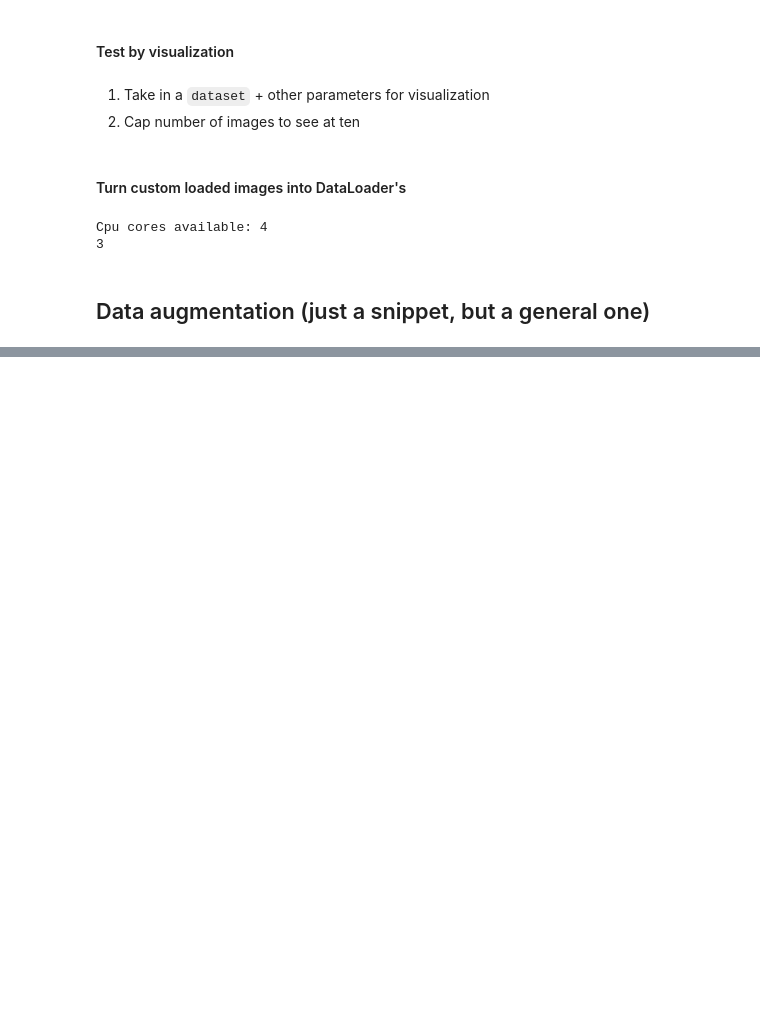
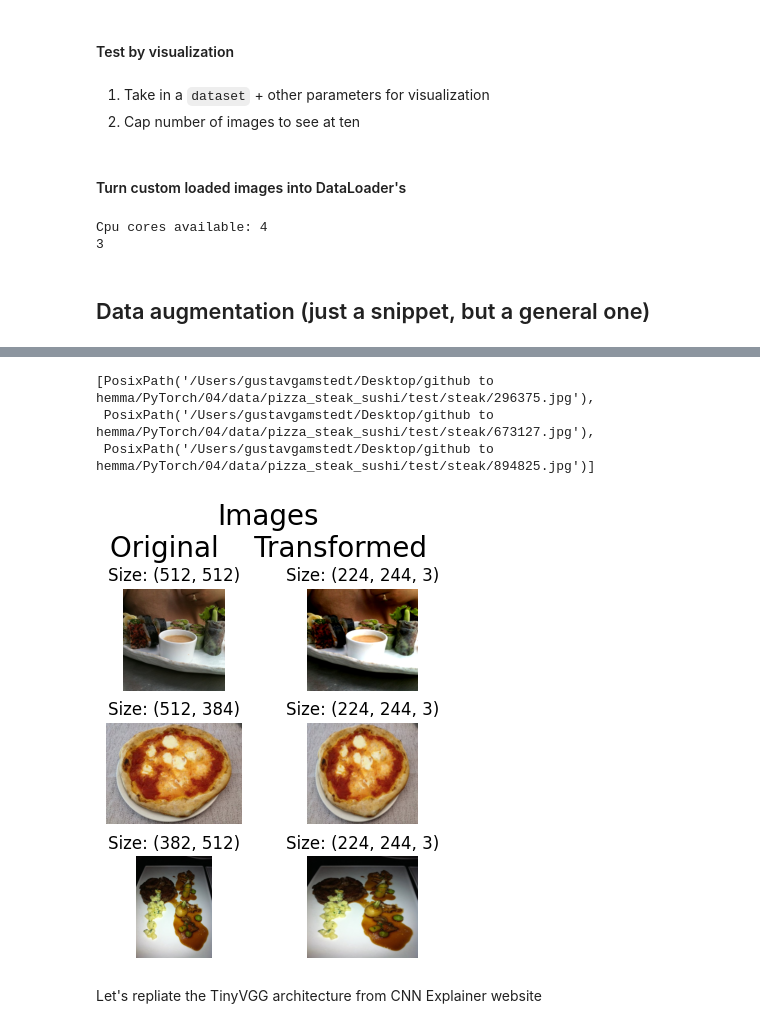
Before and after one commit to GGisMee/PyTorch, a Jupyter notebook: 04/custom_datasets.ipynb, the cells around one changed output, grey strips where cells are left out. Cells and saved outputs as stored; diff of their text form; code cells hidden in the pictures; blank space fills up the shorter version.

```diff
--- a/04/custom_datasets.ipynb
+++ b/04/custom_datasets.ipynb
@@ -125,16 +125,18 @@ plt.title('After transformation')
 plt.imshow(data_transform(img).permute(1,2,0))
 plt.axis(False)
 # %%
-def plot_transformed_images(image_paths:str, transform:transforms, n:int=3, seed:int=None):
+def plot_transformed_images(image_paths:str, transform:transforms, n:int=3, generator_seed:int=None, transform_seed:int=None):
     """Plot difference between transformed images and normal
 
     args:
         image_paths (Sequence[Path()]): List of image file paths.
         transform (torchvision.transforms): Image transformation object.
         num_images (int, optional): Number of images to display. Default is 3.
-        seed (int, optional): Random seed for image selection. Default is None."""
+        generator_seed (int, optional): Random seed for image selection. Default is None.
+        generator_seed (int, optional): Random seed for transform selection. Default is None."""
     from random import sample, seed as random_seed
-    random_seed(seed)
+    random_seed(generator_seed)
+    pt.manual_seed(transform_seed)
     image_paths = sample(image_paths,k=n)
     fig, ax = plt.subplots(nrows=len(image_paths),ncols=2)
     for i,img_path in enumerate(image_paths):
@@ -395,0 +408,25 @@ Examples of ways to do so:
+# %%
+train_transform = transforms.Compose([
+    transforms.Resize(size=(224,244)),
+    transforms.TrivialAugmentWide(num_magnitude_bins=5),
+    transforms.ToTensor()
+    # num_magnitude_bins is basically in which intensity you want your pictures to change
+])
+
+test_transform = transforms.Compose([
+    transforms.Resize(size=224),
+    transforms.ToTensor()
+])
+# %%
+image_path_list = list(image_path.glob("*/*/*.jpg"))
+image_path_list[:3]
+# %% [output]
+[PosixPath('/Users/gustavgamstedt/Desktop/github to hemma/PyTorch/04/data/pizza_steak_sushi/test/steak/296375.jpg'),
+ PosixPath('/Users/gustavgamstedt/Desktop/github to hemma/PyTorch/04/data/pizza_steak_sushi/test/steak/673127.jpg'),
+ PosixPath('/Users/gustavgamstedt/Desktop/github to hemma/PyTorch/04/data/pizza_steak_sushi/test/steak/894825.jpg')]
+# %%
+plot_transformed_images(image_path_list, train_transform,n=3, generator_seed=None, transform_seed=42)
+# %% [output]
+[figure, added]
+# %% [markdown]
+Let's repliate the TinyVGG architecture from CNN Explainer website
```
Also changed, not shown: parts of 2 cells of this notebook, 4 other files.
